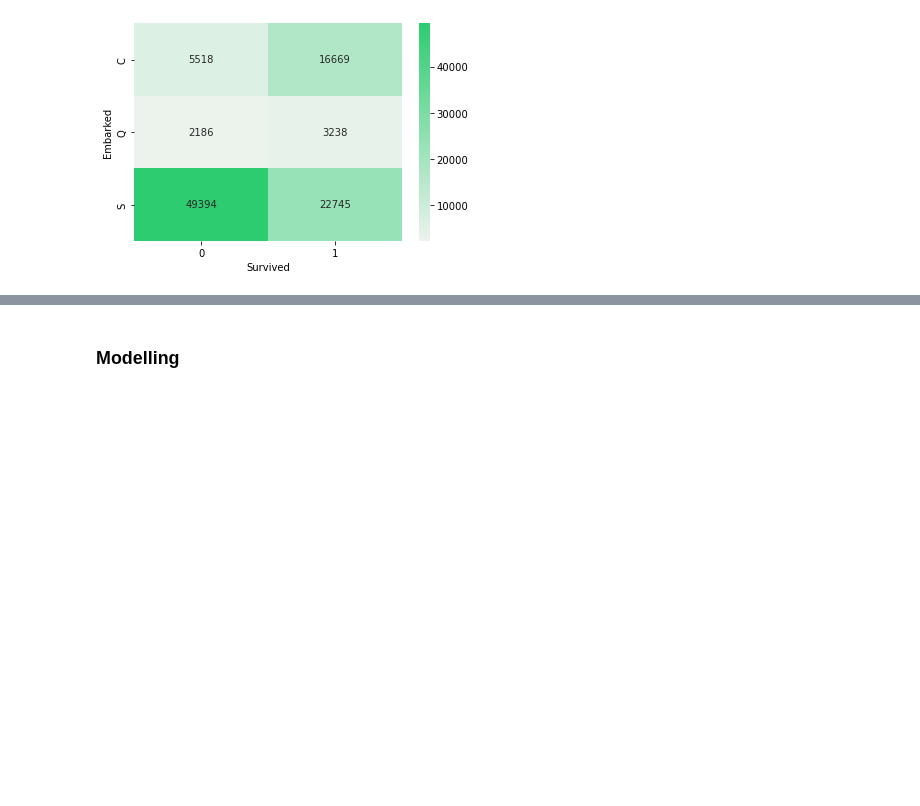
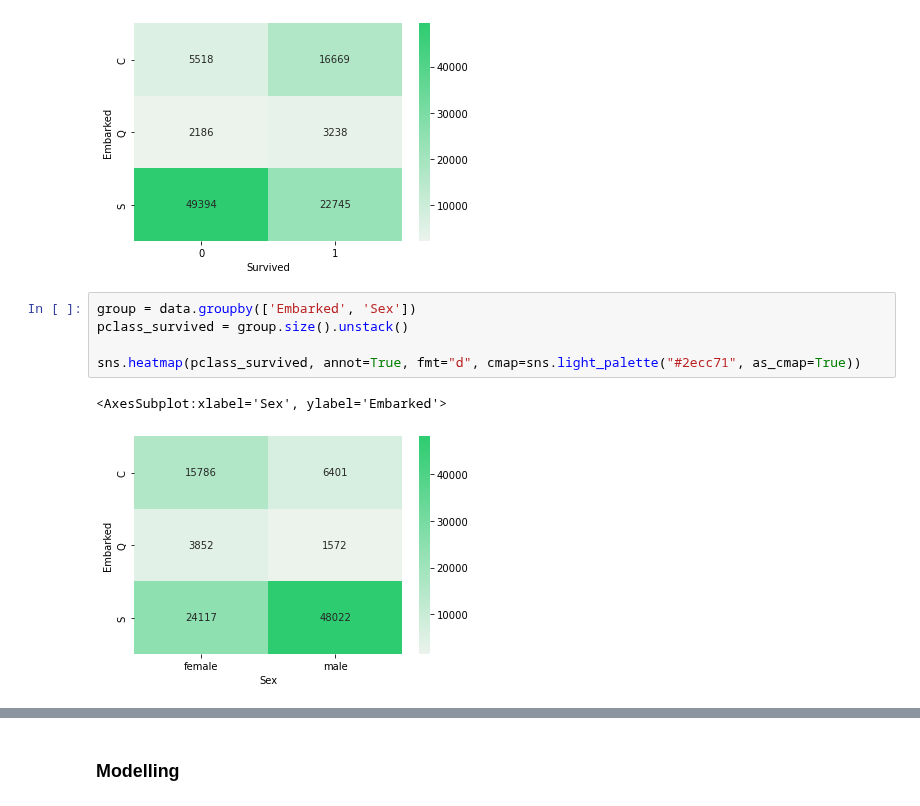
Before and after one commit to githubjeka/ml-intro, a Jupyter notebook: hw_classification.ipynb, the cells around one changed output, grey strips where cells are left out. Saved outputs shown, nothing was run; the diff lists cells and outputs as text; blank space fills up the shorter version.

```diff
--- a/hw_classification.ipynb
+++ b/hw_classification.ipynb
@@ -777,3 +777,11 @@ sns.heatmap(pclass_survived, annot=True, fmt="d", cmap=sns.light_palette("#2ecc7
 # %% [output]
 <AxesSubplot:xlabel='Survived', ylabel='Embarked'>
 [figure]
+# %%
+group = data.groupby(['Embarked', 'Sex'])
+pclass_survived = group.size().unstack()
+
+sns.heatmap(pclass_survived, annot=True, fmt="d", cmap=sns.light_palette("#2ecc71", as_cmap=True))
+# %% [output]
+<AxesSubplot:xlabel='Sex', ylabel='Embarked'>
+[figure, added]
```
Also changed, not shown: parts of 13 cells of this notebook.
